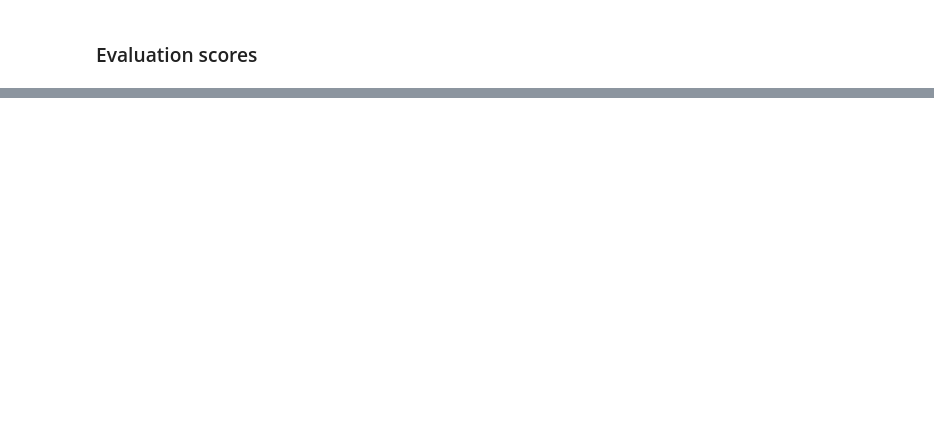
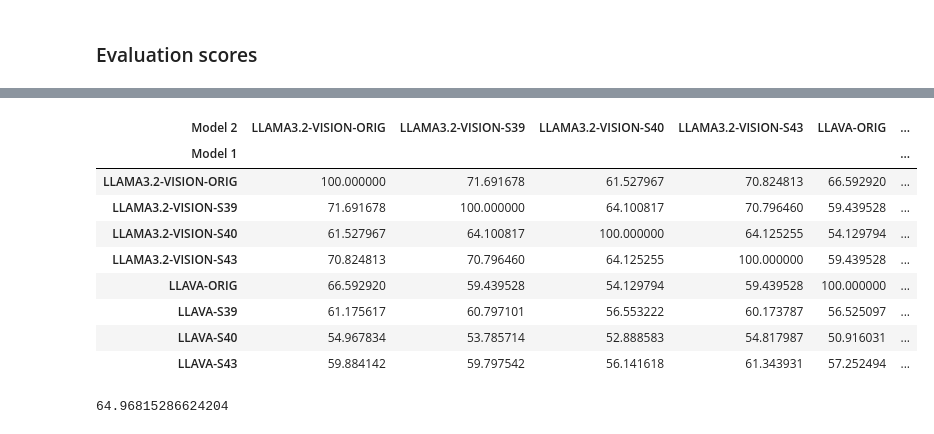
Before and after one commit to mystreamer/lt2318-project, a Jupyter notebook: Analysis/Analysis.ipynb, the cells around one changed output, grey strips where cells are left out. Saved outputs shown, nothing was run; the diff lists cells and outputs as text; code cells hidden in the pictures; blank space fills up the shorter version.

```diff
--- a/Analysis/Analysis.ipynb
+++ b/Analysis/Analysis.ipynb
@@ -330,7 +404,11 @@ PROCESSED_ORIG = [
 # %%
-processed_samples_augm = [(name, model, read_jsonl(ds)) for name, model, ds in PROCESSED_AUGM]
-processed_samples_orig = [(name, model, read_jsonl(ds)) for name, model, ds in PROCESSED_ORIG]
+processed_samples_augm = [(name, model, sorted(read_jsonl(ds), key=lambda x: (x["context"], x["image_url"]))) for name, model, ds in PROCESSED_AUGM]
+processed_samples_orig = [(name, model, sorted(read_jsonl(ds), key=lambda x: (x["context"], x["image_url"]))) for name, model, ds in PROCESSED_ORIG]
 
 # get rid of samples that contain an "unavailable" image
 # df = df[df["image_url"].isin(kv.cache.keys())] # discard 396 rows
 processed_samples_orig = [(name, model, [sample for sample in samples if sample["image_url"] in kv.cache.keys()]) for name, model, samples in processed_samples_orig]
+
+# Rerun processing
+processed_samples_rerun = [(name, model, sorted(read_jsonl(ds), key=lambda x: (x["context"], x["image_url"]))) for name, model, ds in PROCESSED_RERUN]
+processed_samples_rerun = [(name, model, [sample for sample in samples if sample["image_url"] in kv.cache.keys()]) for name, model, samples in processed_samples_rerun]
@@ -451,8 +547,8 @@ metrics
 # %%
-from itertools import combinations_with_replacement
+from itertools import product
 
 agreement_rates = {}
-for (name_1, model_1, ds_1), (name_2, model_2, ds_2) in combinations_with_replacement(processed_samples_augm + processed_samples_orig, 2):
+for (name_1, model_1, ds_1), (name_2, model_2, ds_2) in product(processed_samples_augm + processed_samples_orig, processed_samples_orig + processed_samples_augm):
     agreement_rate, unparseable = calculate_agreement(ds_1, ds_2, response_key="response_extract")
     print(f"Agreement rate between {name_1} and {name_2}: ", agreement_rate, " Unparseable: ", unparseable)
     agreement_rates[(name_1, name_2)] = (agreement_rate, unparseable)
@@ -496,0 +593,9 @@ agreement_rates
+# %%
+df_heatmap_agr = pd.DataFrame()
+for (name_1, name_2), (agr_rate, _) in agreement_rates.items():
+    # print(name_1, name_2, agr_rate)
+    df_heatmap_agr = pd.concat([df_heatmap_agr, pd.DataFrame({
+        "Model 1": [name_1],
+        "Model 2": [name_2],
+        "Agreement Rate": [agr_rate]
+    })], ignore_index=True)
@@ -496,0 +618,20 @@ agreement_rates
+# %%
+# Convert to heatmap matrix (Model 2 as columns, Model 1 as index)
+heatmap = df_heatmap_agr.pivot(index="Model 1", columns="Model 2", values="Agreement Rate")
+# %%
+heatmap
+# %% [output]
+| Model 2 | LLAMA3.2-VISION-ORIG | LLAMA3.2-VISION-S39 | LLAMA3.2-VISION-S40 | LLAMA3.2-VISION-S43 | LLAVA-ORIG | ... |
+| Model 1 |  |  |  |  |  | ... |
+| LLAMA3.2-VISION-ORIG | 100.000000 | 71.691678 | 61.527967 | 70.824813 | 66.592920 | ... |
+| LLAMA3.2-VISION-S39 | 71.691678 | 100.000000 | 64.100817 | 70.796460 | 59.439528 | ... |
+| LLAMA3.2-VISION-S40 | 61.527967 | 64.100817 | 100.000000 | 64.125255 | 54.129794 | ... |
+| LLAMA3.2-VISION-S43 | 70.824813 | 70.796460 | 64.125255 | 100.000000 | 59.439528 | ... |
+| LLAVA-ORIG | 66.592920 | 59.439528 | 54.129794 | 59.439528 | 100.000000 | ... |
+| LLAVA-S39 | 61.175617 | 60.797101 | 56.553222 | 60.173787 | 56.525097 | ... |
+| LLAVA-S40 | 54.967834 | 53.785714 | 52.888583 | 54.817987 | 50.916031 | ... |
+| LLAVA-S43 | 59.884142 | 59.797542 | 56.141618 | 61.343931 | 57.252494 | ... |
+# %%
+heatmap.loc["LLAVA-ORIG", "LLAVA-ORIG"]
+# %% [output]
+64.96815286624204
```
Also changed, not shown: parts of 53 cells of this notebook, 40 other files.
